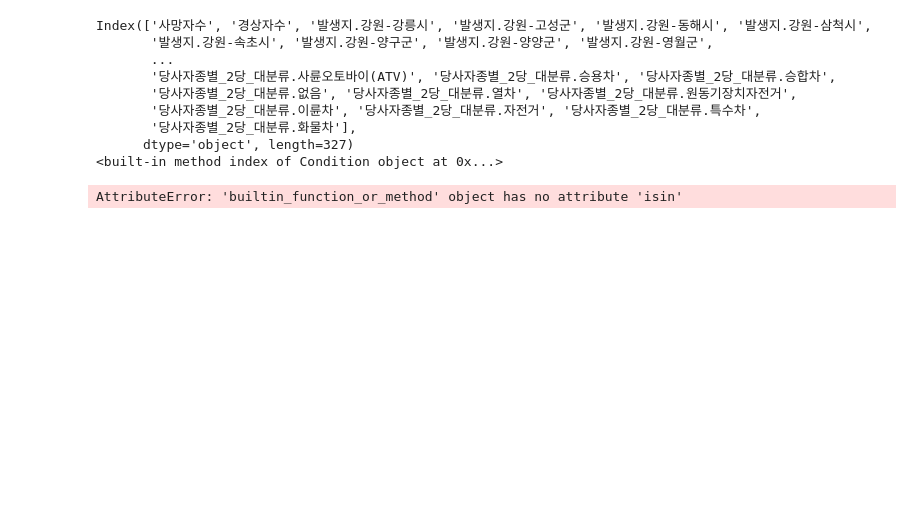
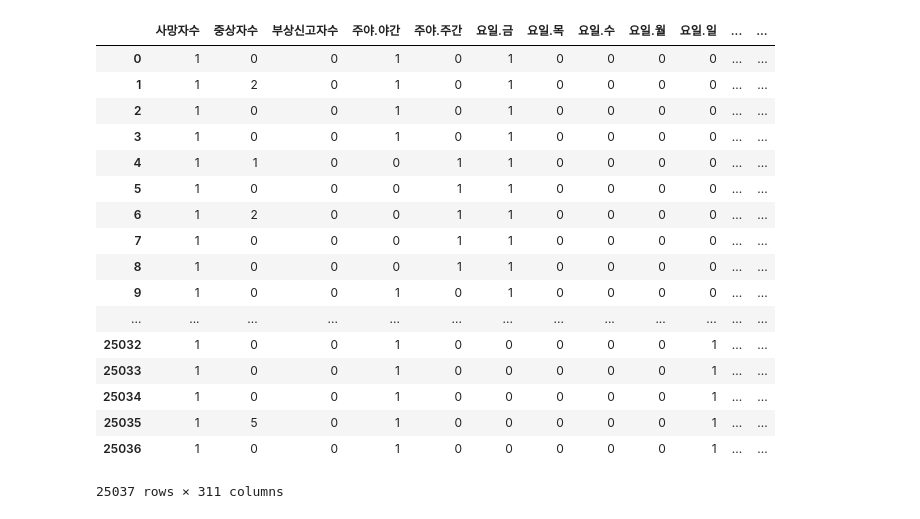
Before and after one commit to chphch/two-chickens, a Jupyter notebook: hyunwoo_codes/preprocessor.ipynb, the cells around one changed output. Cells and saved outputs as stored; diff of their text form; code cells hidden in the pictures; blank space fills up the shorter version.

```diff
--- a/hyunwoo_codes/preprocessor.ipynb
+++ b/hyunwoo_codes/preprocessor.ipynb
@@ -217,16 +212,39 @@ Index(['발생지', '사고유형', '도로형태', '주야', '요일', '사망
-# %%
-preprocessor.restore(preprocessor.conditions[3].data)
-p = preprocessor.conditions[3]
-p.data['중상자수'] = 5
-preprocessor.restore(p)
-# %% [output]
-Index(['사망자수', '경상자수', '발생지.강원-강릉시', '발생지.강원-고성군', '발생지.강원-동해시', '발생지.강원-삼척시',
-       '발생지.강원-속초시', '발생지.강원-양구군', '발생지.강원-양양군', '발생지.강원-영월군',
-       ...
-       '당사자종별_2당_대분류.사륜오토바이(ATV)', '당사자종별_2당_대분류.승용차', '당사자종별_2당_대분류.승합차',
-       '당사자종별_2당_대분류.없음', '당사자종별_2당_대분류.열차', '당사자종별_2당_대분류.원동기장치자전거',
-       '당사자종별_2당_대분류.이륜차', '당사자종별_2당_대분류.자전거', '당사자종별_2당_대분류.특수차',
-       '당사자종별_2당_대분류.화물차'],
-      dtype='object', length=327)
-<built-in method index of Condition object at 0x...>
-AttributeError: 'builtin_function_or_method' object has no attribute 'isin'
+# %%
+def preprocessed(self, target_column, dropping_columns):
+    numerical_dropping_columns = filter(
+        lambda x: x in numerical_columns, dropping_columns)
+    categorical_dropping_columns = filter(
+        lambda x: x not in numerical_columns, dropping_columns)
+    dropped_numerical = self.numerical.drop(
+                        columns=numerical_dropping_columns)
+    dropped_categorical = self.categorical.drop(
+                          columns=categorical_dropping_columns)
+    dropped_one_hot_encoded = one_hot_encode(
+        dropped_categorical, self.one_hot_encode_map)
+    X = pd.concat([dropped_numerical, dropped_one_hot_encoded],
+                  axis='columns', sort=False)
+    y = (self.numerical.loc[:, target_column]
+         if target_column in numerical_columns
+         else self.categorical.loc[:, target_column])
+    return X, y
+
+preprocessed(preprocessor, '사망자수', ['경상자수', '법규위반'])
+# %% [output]
+|  | 사망자수 | 중상자수 | 부상신고자수 | 주야.야간 | 주야.주간 | 요일.금 | 요일.목 | 요일.수 | 요일.월 | 요일.일 | ... | ... |
+| 0 | 1 | 0 | 0 | 1 | 0 | 1 | 0 | 0 | 0 | 0 | ... | ... |
+| 1 | 1 | 2 | 0 | 1 | 0 | 1 | 0 | 0 | 0 | 0 | ... | ... |
+| 2 | 1 | 0 | 0 | 1 | 0 | 1 | 0 | 0 | 0 | 0 | ... | ... |
+| 3 | 1 | 0 | 0 | 1 | 0 | 1 | 0 | 0 | 0 | 0 | ... | ... |
+| 4 | 1 | 1 | 0 | 0 | 1 | 1 | 0 | 0 | 0 | 0 | ... | ... |
+| 5 | 1 | 0 | 0 | 0 | 1 | 1 | 0 | 0 | 0 | 0 | ... | ... |
+| 6 | 1 | 2 | 0 | 0 | 1 | 1 | 0 | 0 | 0 | 0 | ... | ... |
+| 7 | 1 | 0 | 0 | 0 | 1 | 1 | 0 | 0 | 0 | 0 | ... | ... |
+| 8 | 1 | 0 | 0 | 0 | 1 | 1 | 0 | 0 | 0 | 0 | ... | ... |
+| 9 | 1 | 0 | 0 | 1 | 0 | 1 | 0 | 0 | 0 | 0 | ... | ... |
+| ... | ... | ... | ... | ... | ... | ... | ... | ... | ... | ... | ... | ... |
+| 25032 | 1 | 0 | 0 | 1 | 0 | 0 | 0 | 0 | 0 | 1 | ... | ... |
+| 25033 | 1 | 0 | 0 | 1 | 0 | 0 | 0 | 0 | 0 | 1 | ... | ... |
+| 25034 | 1 | 0 | 0 | 1 | 0 | 0 | 0 | 0 | 0 | 1 | ... | ... |
+| 25035 | 1 | 5 | 0 | 1 | 0 | 0 | 0 | 0 | 0 | 1 | ... | ... |
+| 25036 | 1 | 0 | 0 | 1 | 0 | 0 | 0 | 0 | 0 | 1 | ... | ... |
+25037 rows × 311 columns
```
Also changed, not shown: parts of 1 cell of this notebook, 1 other file.
